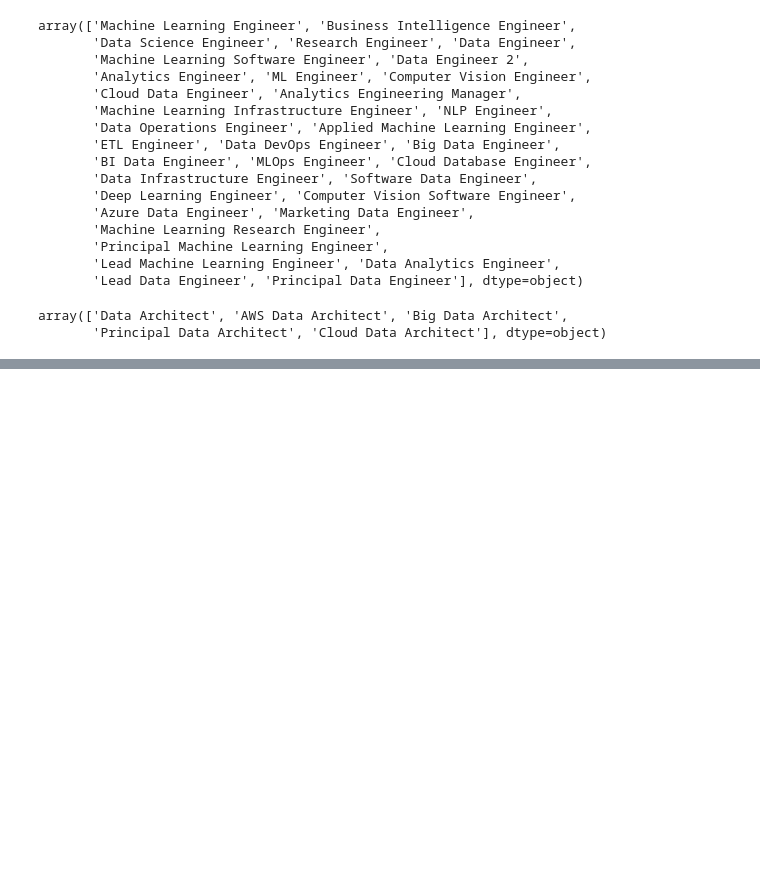
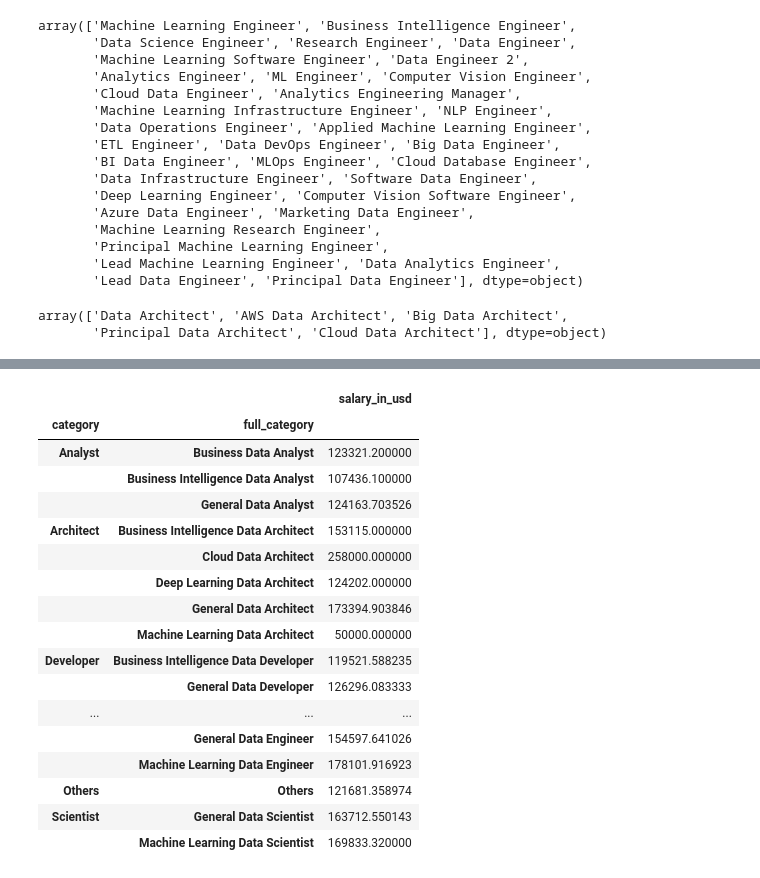
Before and after one commit to daphneyyy/dsc106-final-project, a Jupyter notebook: dsc106_project.ipynb, the cells around one changed output, grey strips where cells are left out. Saved outputs shown, nothing was run; the diff lists cells and outputs as text; code cells hidden in the pictures; blank space fills up the shorter version.

```diff
--- a/dsc106_project.ipynb
+++ b/dsc106_project.ipynb
@@ -364,7 +370,7 @@ def assign_full_category(row):
     if row['sub_category'] != 'Others' and row['category'] != 'Others':
         return row['sub_category'] + ' Data ' + row['category']
     elif row['category'] != 'Others':
-        return 'Data ' + row['category']
+        return 'General Data ' + row['category']
     else:
         return 'Others'
 
@@ -402,0 +378,3 @@ array(['Data Quality Analyst', 'Data Analyst', 'Business Data Analyst',
+# %%
+temp = data[data['work_year'] == 2023][['category', 'full_category', 'salary_in_usd']]
+temp.head()
@@ -402,0 +388,21 @@ array(['Data Quality Analyst', 'Data Analyst', 'Business Data Analyst',
+# %%
+temp.groupby(['category', 'full_category']).mean()
+# %% [output]
+|  |  | salary_in_usd |
+| category | full_category |  |
+| Analyst | Business Data Analyst | 123321.200000 |
+|  | Business Intelligence Data Analyst | 107436.100000 |
+|  | General Data Analyst | 124163.703526 |
+| Architect | Business Intelligence Data Architect | 153115.000000 |
+|  | Cloud Data Architect | 258000.000000 |
+|  | Deep Learning Data Architect | 124202.000000 |
+|  | General Data Architect | 173394.903846 |
+|  | Machine Learning Data Architect | 50000.000000 |
+| Developer | Business Intelligence Data Developer | 119521.588235 |
+|  | General Data Developer | 126296.083333 |
+| ... | ... | ... |
+|  | General Data Engineer | 154597.641026 |
+|  | Machine Learning Data Engineer | 178101.916923 |
+| Others | Others | 121681.358974 |
+| Scientist | General Data Scientist | 163712.550143 |
+|  | Machine Learning Data Scientist | 169833.320000 |
```
Also changed, not shown: parts of 4 cells of this notebook, 7 other files.
